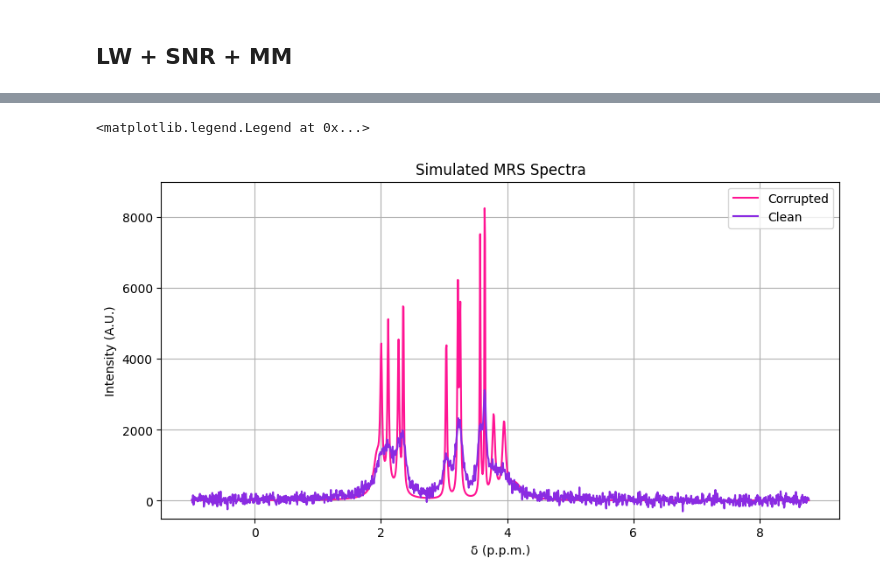
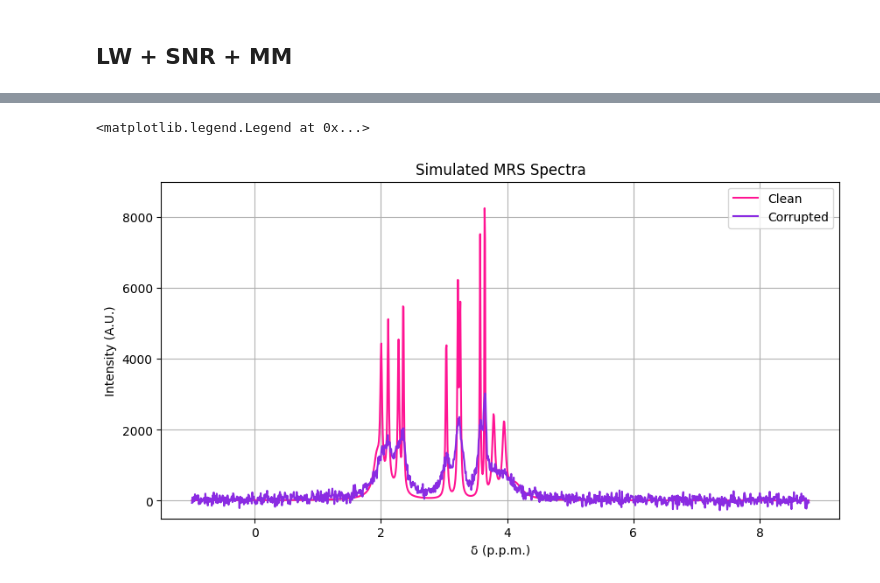
Before and after one commit to JoaoDell/MRI-study, a Jupyter notebook: examples/metabolites/metabolites.ipynb, the cells around one changed output, grey strips where cells are left out. Drawn from its saved outputs; the diff is of its cells as text; code cells hidden in the pictures.

```diff
--- a/examples/metabolites/metabolites.ipynb
+++ b/examples/metabolites/metabolites.ipynb
@@ -218,16 +240,15 @@ plt.grid()
 corrup_sig_fft = fftshift(fft(snr, snr.size))
 corrup_freqs = chem_shift_from_f(fftshift(fftfreq(snr.size, d = dt)), B0)
 # %%
-
 plt.figure(figsize=(10, 5))
 
 # plt.subplot(121)
-pymri.plot_chem_shifts(freqs, sig_fft, 0.05, label = "Corrupted")
-pymri.plot_chem_shifts(corrup_freqs, corrup_sig_fft, 0.05, c = "blueviolet", label = "Clean")
+pymri.plot_chem_shifts(freqs, sig_fft, 0.05, label = "Clean")
+pymri.plot_chem_shifts(corrup_freqs, corrup_sig_fft, 0.05, c = "blueviolet", label = "Corrupted")
 # plt.subplot(122)
 plt.ylim(-500, 9000)
 plt.grid()
 plt.legend()
 # %% [output]
 <matplotlib.legend.Legend at 0x...>
-[figure, old version]
+[figure, new version]
```
Also changed, not shown: parts of 8 cells of this notebook.
